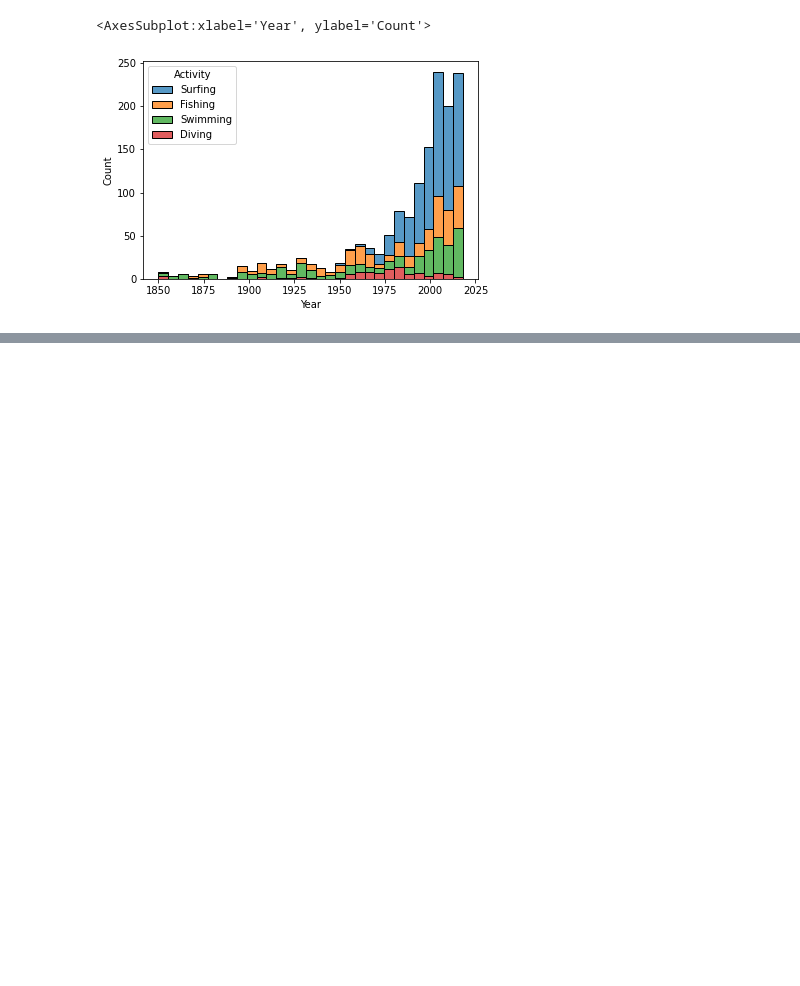
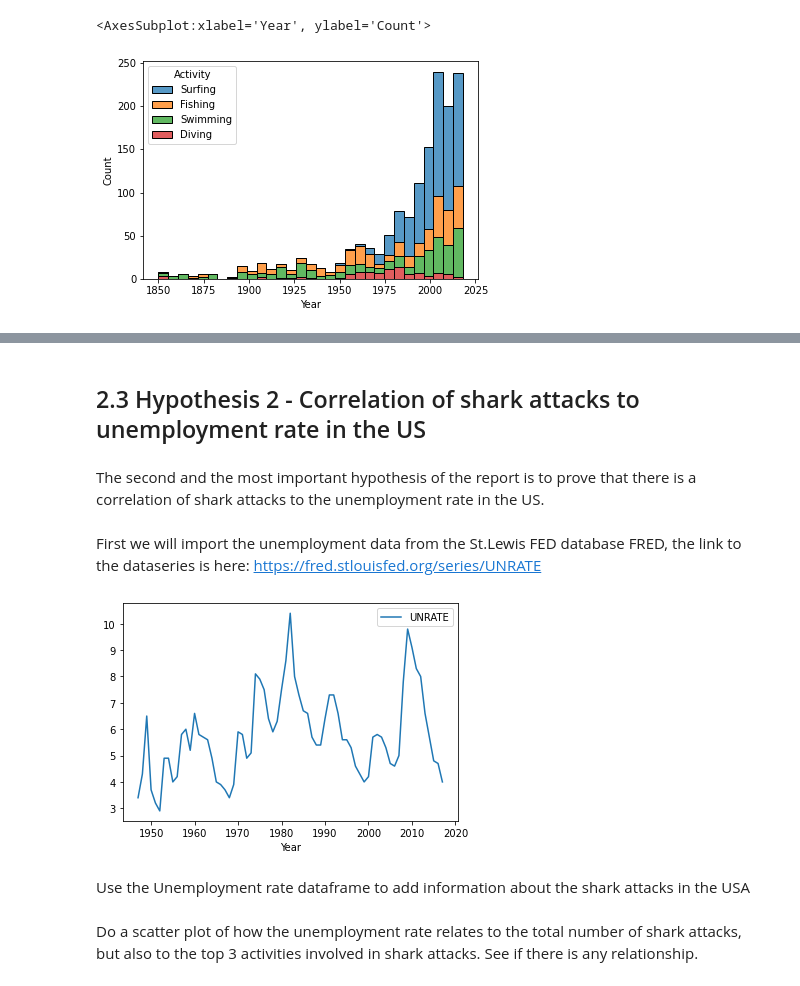
Before and after one commit to berserkus/shark_atacks_project, a Jupyter notebook: Main.ipynb, the cells around one changed output, grey strips where cells are left out. Saved outputs shown, nothing was run; the diff lists cells and outputs as text; code cells hidden in the pictures; blank space fills up the shorter version.

```diff
--- a/Main.ipynb
+++ b/Main.ipynb
@@ -263,0 +210,15 @@ In either way it is clear that higher unemployment leads to more shark attacks -
+# %% [markdown]
+## 2.3 Hypothesis 2 - Correlation of shark attacks to unemployment rate in the US
+# %% [markdown]
+The second and the most important hypothesis of the report is to prove that there is a correlation of shark attacks to the unemployment rate in the US.
+# %% [markdown]
+First we will import the unemployment data from the St.Lewis FED database FRED, the link to the dataseries is here:
+https://fred.stlouisfed.org/series/UNRATE
+# %%
+unrate=pd.read_csv("./input/UNRATE.csv")
+unrate.plot(x='Year', y='UNRATE', kind='line')
+plt.show()
+# %% [output]
+[figure, added]
+# %% [markdown]
+Use the Unemployment rate dataframe to add information about the shark attacks in the USA
@@ -263,0 +227,2 @@ In either way it is clear that higher unemployment leads to more shark attacks -
+# %% [markdown]
+Do a scatter plot of how the unemployment rate relates to the total number of shark attacks, but also to the top 3 activities involved in shark attacks. See if there is any relationship.
```
Also changed, not shown: parts of 46 cells of this notebook.
